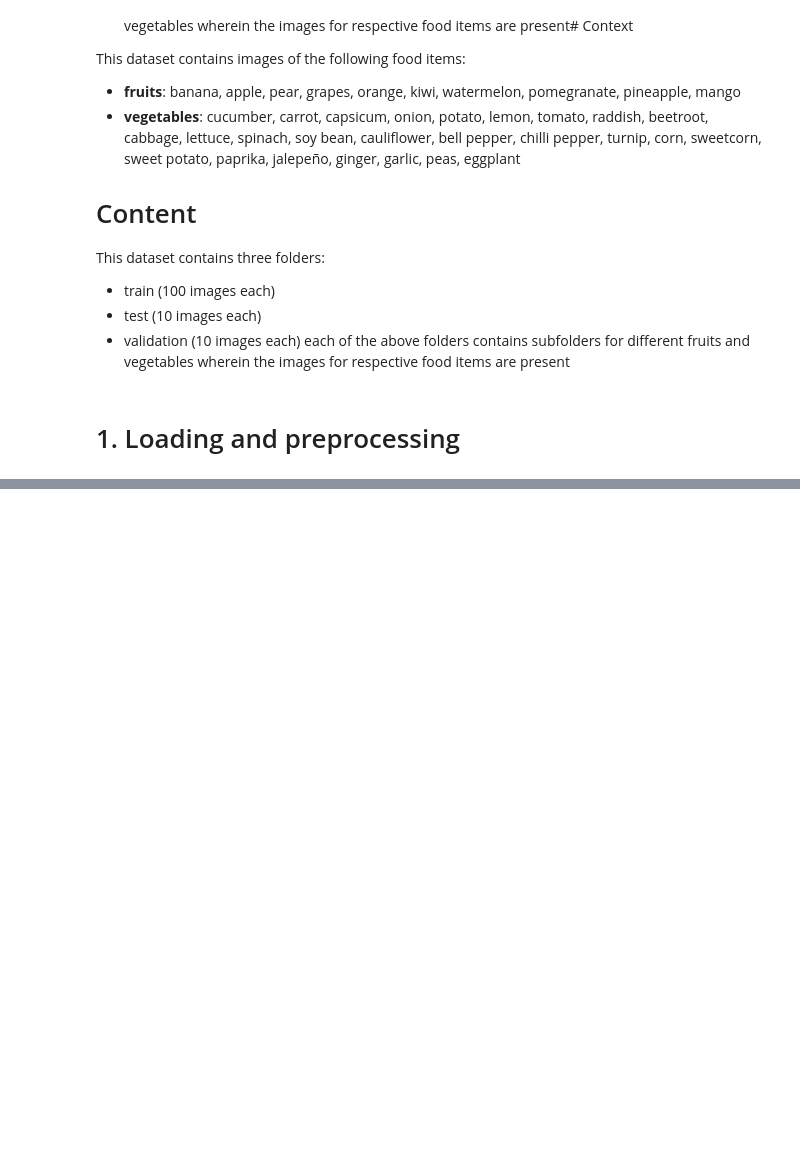
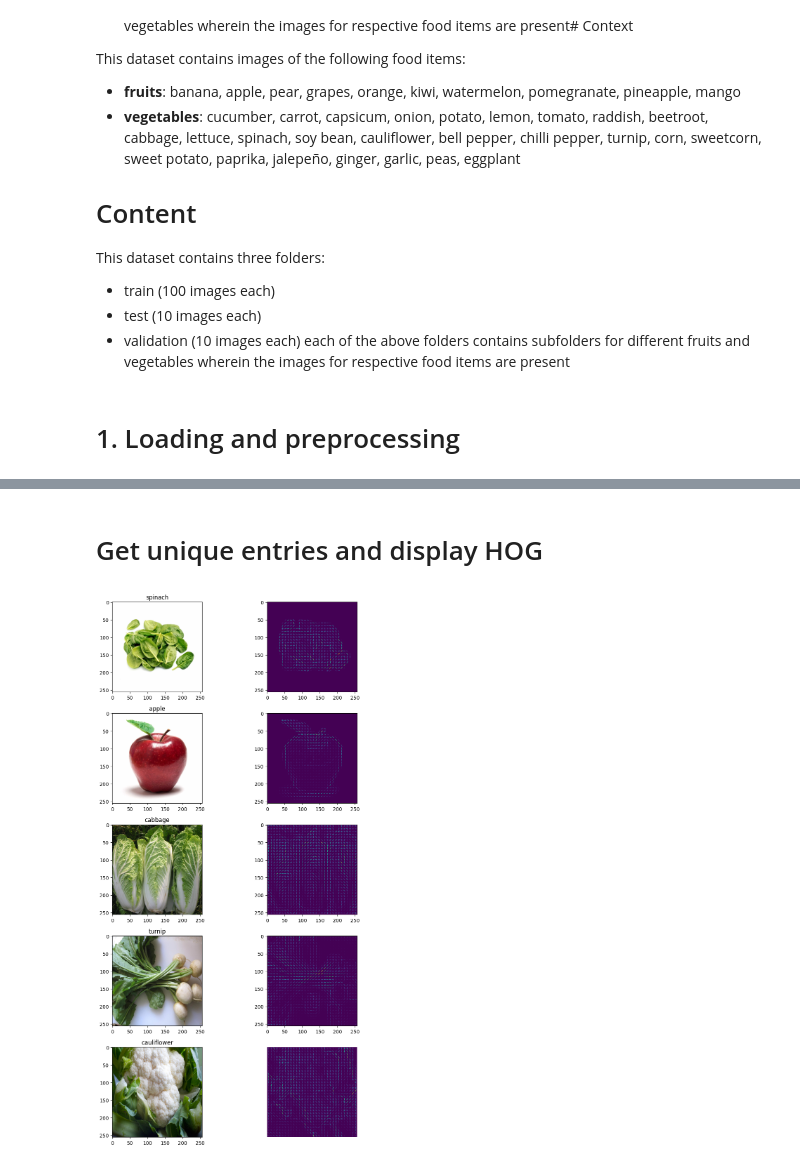
Before and after one commit to vrvenkatesh/w281-summer-2023-project-computer-vision, a Jupyter notebook: feature_detection-HOG.ipynb, the cells around one changed output, grey strips where cells are left out. Saved outputs shown, nothing was run; the diff lists cells and outputs as text; code cells hidden in the pictures; blank space fills up the shorter version.

```diff
--- a/feature_detection-HOG.ipynb
+++ b/feature_detection-HOG.ipynb
@@ -150,0 +184,42 @@ train_df.head(5)
+# %% [markdown]
+# Get unique entries and display HOG
+# %%
+img_dim = 256
+
+unique_df = train_df.drop_duplicates(['Label'])
+num_examples = min(5, len(unique_df))
+n_rows = num_examples
+n_cols = 2
+f, axarr = plt.subplots(n_rows, n_cols, figsize=(10, 16))
+
+for index, item in enumerate(unique_df.iterrows()):
+  if index >= n_rows:
+    break
+  row = item[1]
+  filepath = row['Filepath']
+  label = row['Label']
+
+  # reading the image
+  img = imread(filepath)
+  resized_img = resize(img, (img_dim, img_dim), anti_aliasing=True)
+  #creating hog features
+  fd, hog_image = hog(resized_img, orientations=8, pixels_per_cell=(8, 8),
+                    cells_per_block=(4, 4), visualize=True, channel_axis=-1)
+
+  # Rescale histogram for better display
+  hog_image_rescaled = exposure.rescale_intensity(hog_image, in_range=(0, 10))
+
+  if (n_rows == 1):
+    axarr[index, 0].set_title(f"{label}")
+    axarr[0].imshow(resized_img)
+    axarr[1].imshow(hog_image_rescaled)
+  else:
+    axarr[index, 0].set_title(f"{label}")
+    axarr[index, 0].imshow(resized_img)
+    axarr[index, 1].imshow(hog_image_rescaled)
+
+
+plt.axis("off")
+plt.tight_layout()
+# %% [output]
+[figure, added]
```
Also changed, not shown: parts of 9 cells of this notebook.
